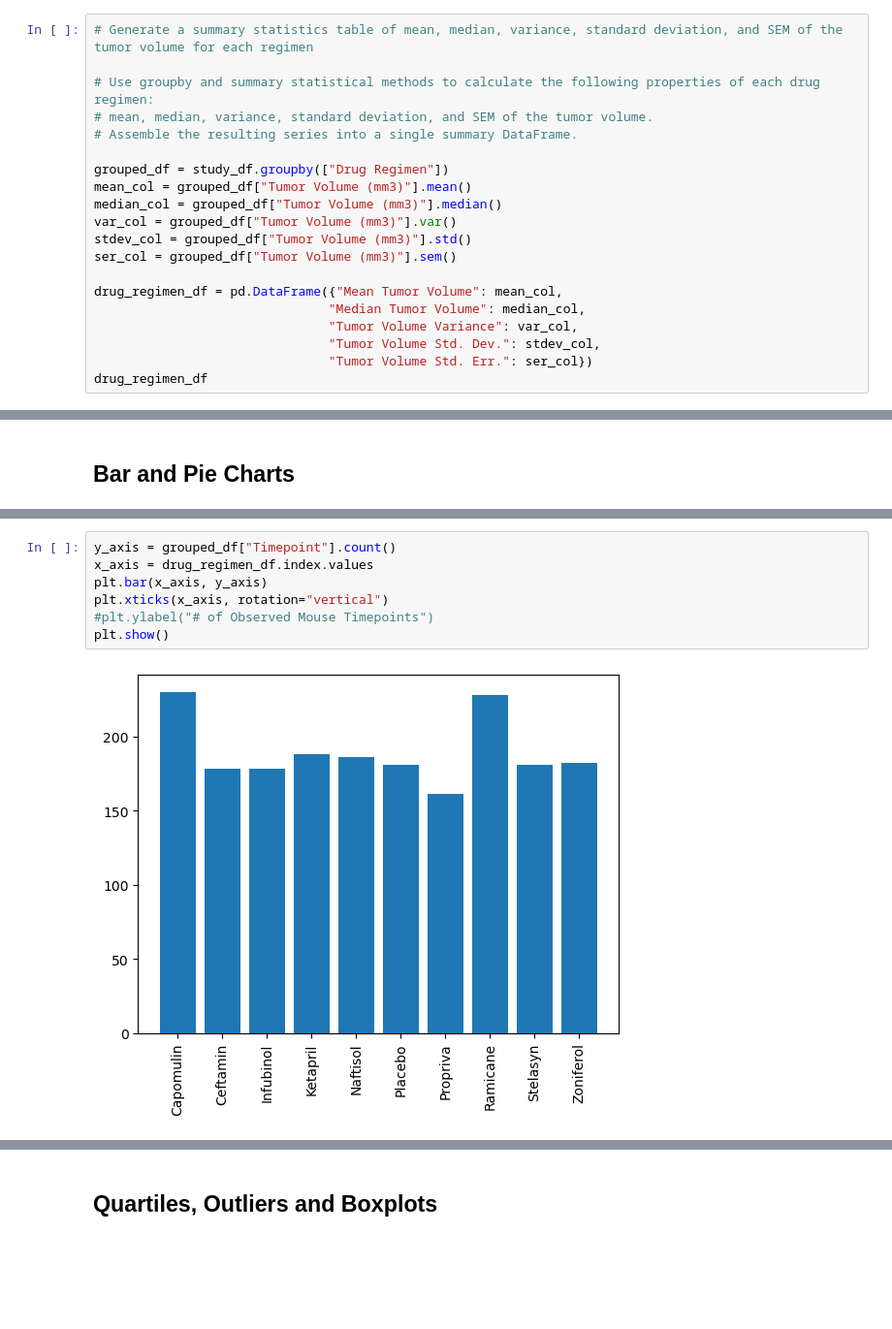
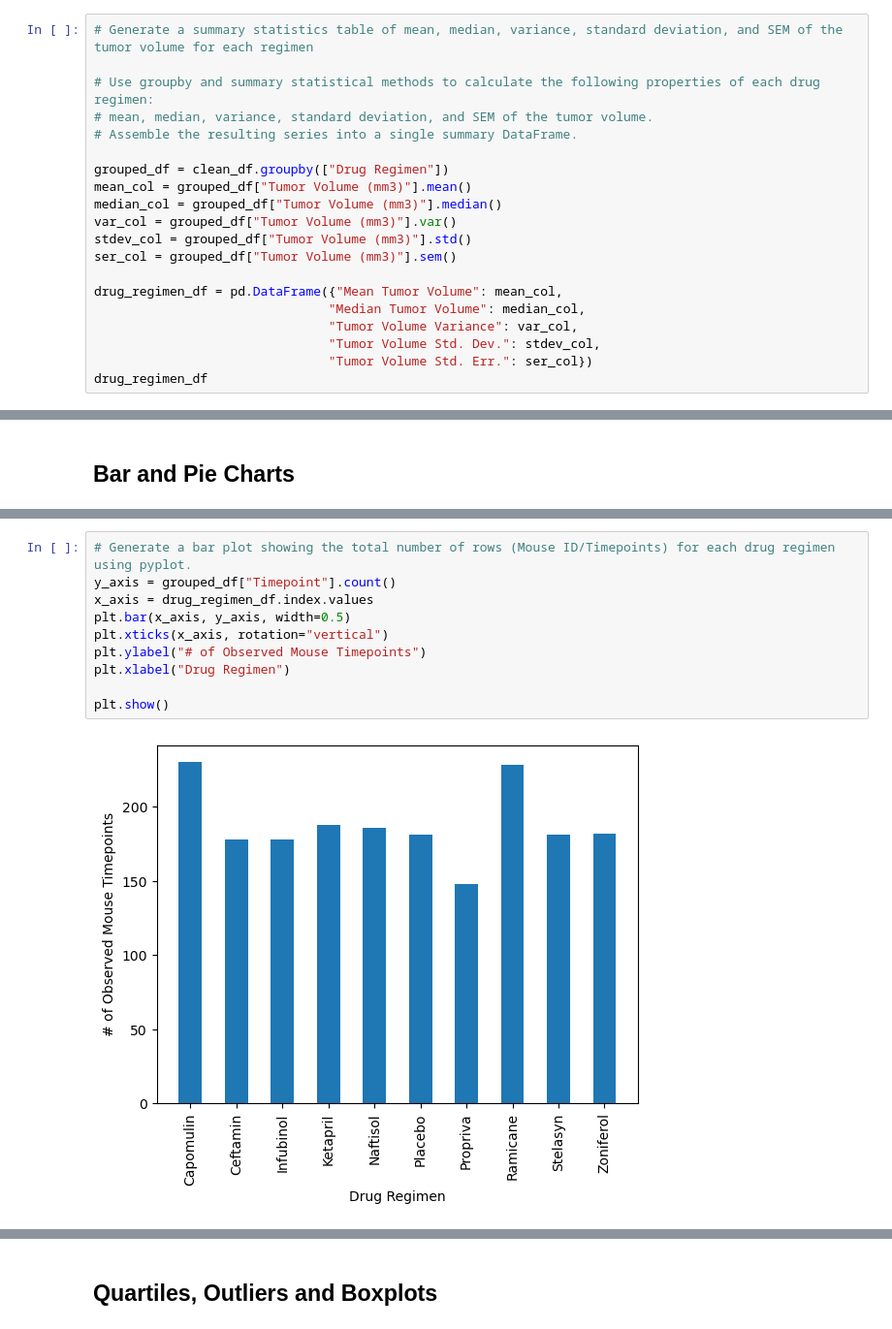
Before and after one commit to OormiC/week5, a Jupyter notebook: Pymaceuticals/pymaceuticals_starter.ipynb, the cells around one changed output, grey strips where cells are left out. Shown at 97% size. Drawn from its saved outputs; the diff is of its cells as text; blank space fills up the shorter version.

```diff
--- a/Pymaceuticals/pymaceuticals_starter.ipynb
+++ b/Pymaceuticals/pymaceuticals_starter.ipynb
@@ -90,7 +87,7 @@ len(clean_df["Mouse ID"].unique())
 # mean, median, variance, standard deviation, and SEM of the tumor volume.
 # Assemble the resulting series into a single summary DataFrame.
 
-grouped_df = study_df.groupby(["Drug Regimen"])
+grouped_df = clean_df.groupby(["Drug Regimen"])
 mean_col = grouped_df["Tumor Volume (mm3)"].mean()
 median_col = grouped_df["Tumor Volume (mm3)"].median()
 var_col = grouped_df["Tumor Volume (mm3)"].var()
@@ -144,9 +144,12 @@ grouped_df["Tumor Volume (mm3)"].agg(["mean", "median", "var", "std", "sem"])
 # %%
+# Generate a bar plot showing the total number of rows (Mouse ID/Timepoints) for each drug regimen using pyplot.
 y_axis = grouped_df["Timepoint"].count()
 x_axis = drug_regimen_df.index.values
-plt.bar(x_axis, y_axis)
+plt.bar(x_axis, y_axis, width=0.5)
 plt.xticks(x_axis, rotation="vertical")
-#plt.ylabel("# of Observed Mouse Timepoints")
+plt.ylabel("# of Observed Mouse Timepoints")
+plt.xlabel("Drug Regimen")
+
 plt.show()
 # %% [output]
-[figure, old version]
+[figure, new version]
```
Also changed, not shown: parts of 16 cells of this notebook.
